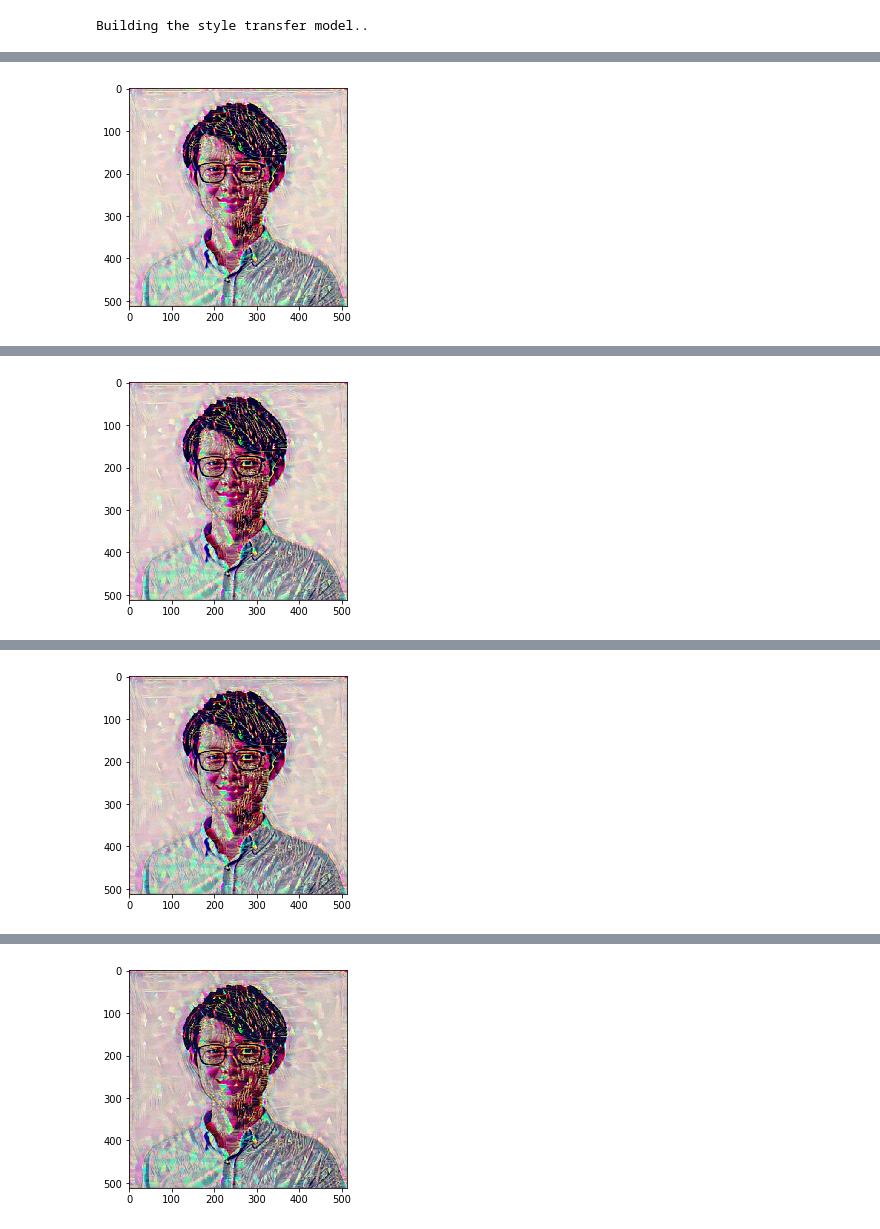
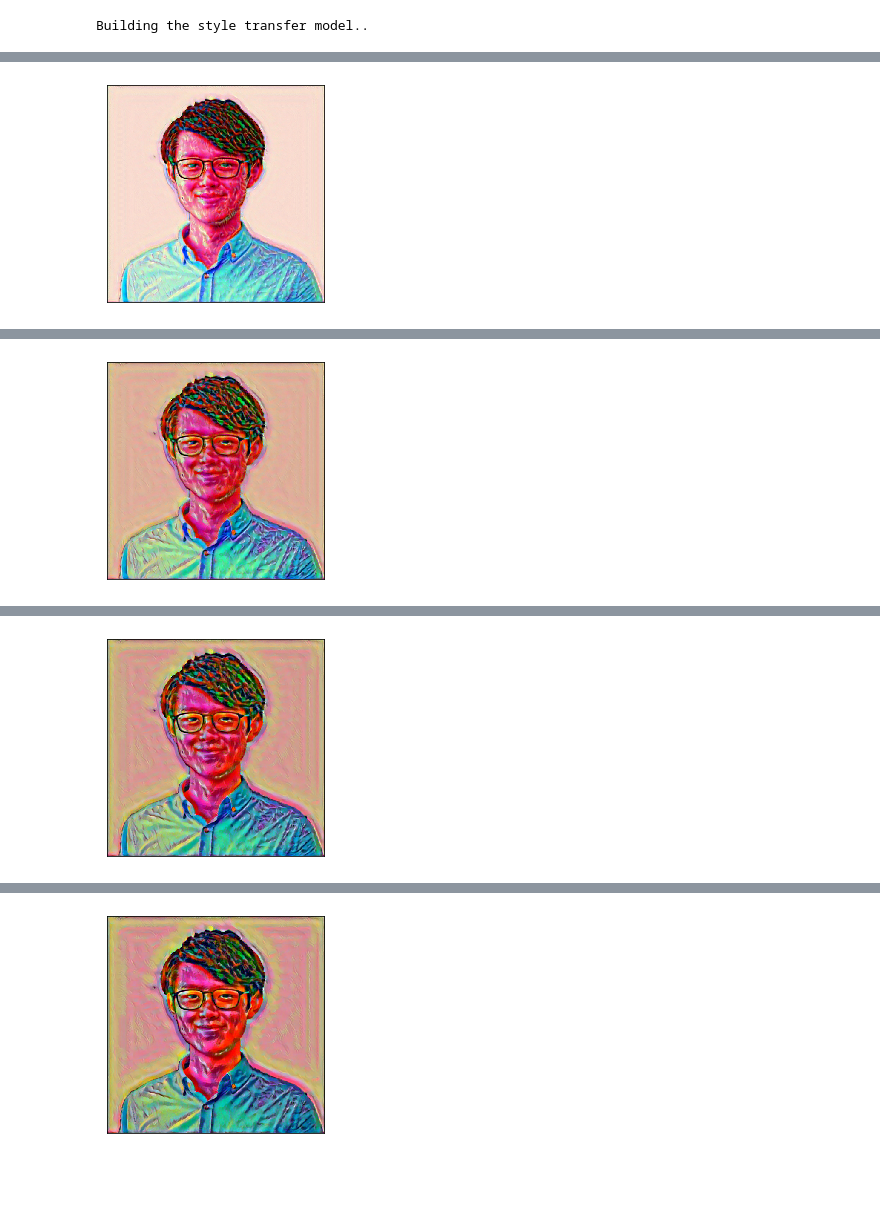
Before and after one commit to tanth1996/PyTorch-Neural-Style-Transfer, a Jupyter notebook: Neural Style Transfer.ipynb, the cells around one changed output, grey strips where cells are left out. Saved outputs shown, nothing was run; the diff lists cells and outputs as text; code cells hidden in the pictures; blank space fills up the shorter version.

```diff
--- a/Neural Style Transfer.ipynb
+++ b/Neural Style Transfer.ipynb
@@ -22,7 +22,7 @@ def ImageLoader(ImagePath, Transforms):
     Img = Transforms(Img).unsqueeze(0)
     return Img.to(Device, torch.float)
 # %%
-def ShowTensorAsImage(Tensor):
+def ShowTensorAsImage(Tensor, FigSize=(4,4)):
     # Remove batch dimension
     if len(Tensor.shape) == 4:
         Tensor = Tensor.squeeze(dim=0)
@@ -36,7 +36,10 @@ def ShowTensorAsImage(Tensor):
         Img = np.transpose(Img, (1,2,0))
 
     # Show image
-    plt.imshow(Img)
+    Figure, Ax = plt.subplots(1,1, figsize=FigSize)
+    Ax.imshow(Img)
+    Ax.set_xticks([])
+    Ax.set_yticks([])
     plt.show()
 # %%
 class ContentLoss(nn.Module):
@@ -99,8 +102,8 @@ class Normalization(nn.Module):
 # %%
 # desired depth layers to compute style/content losses :
 content_layers_default = ['conv_4']
-style_layers_default = ['conv_1', 'conv_2', 'conv_3', 'conv_4', 'conv_5',
-                        'conv_6', 'conv_7', 'conv_8']
+style_layers_default = ['conv_1', 'conv_2', 'conv_3', 'conv_4',]
+#                         'conv_5', 'conv_6']
 
 def get_style_model_and_losses(cnn, normalization_mean, normalization_std,
                                style_img, content_img,
@@ -222,11 +225,10 @@ def run_style_transfer(cnn, normalization_mean, normalization_std,
 ImSize = 512 if torch.cuda.is_available() else 128  # use small size if no gpu
 
 Transforms = transforms.Compose([
-    transforms.Resize(ImSize),  # scale imported image
+    transforms.Resize((ImSize,ImSize)),  # scale imported image
     transforms.ToTensor()])  # transform it into a torch tensor
 
-
-StyleImg = ImageLoader("images/cyberpunk.png", Transforms)
+StyleImg = ImageLoader("images/colourful.jpg", Transforms)
 ContentImg = ImageLoader("images/TseHao1.jpg", Transforms)
 
 assert StyleImg.size() == ContentImg.size(), \
@@ -236,8 +238,4 @@ ShowTensorAsImage(StyleImg)
 ShowTensorAsImage(ContentImg)
 
 InputImg = ContentImg.clone()
-
-# add the original input image to the figure:
-plt.figure()
-ShowTensorAsImage(InputImg)
 # %% [output]
@@ -248,7 +245,8 @@ ShowTensorAsImage(InputImg)
 Output = run_style_transfer(FeatureNet,
                             cnn_normalization_mean, cnn_normalization_std,
                             ContentImg, StyleImg, InputImg,
-                            num_steps=300)
+                            num_steps=300,
+                            style_weight=1000000, content_weight=1)
 # %% [output]
 Building the style transfer model..
 Optimizing..
@@ -257,2 +255,2 @@ Style Loss : 187.107819 Content Loss: 32.332504
-[figure, old version]
+[figure, new version]
 run [100]:
@@ -260,2 +258,2 @@ Style Loss : 165.937347 Content Loss: 32.217026
-[figure, old version]
+[figure, new version]
 run [150]:
@@ -263,2 +261,2 @@ Style Loss : 144.534332 Content Loss: 32.175552
-[figure, old version]
+[figure, new version]
 run [200]:
@@ -266,2 +264,2 @@ Style Loss : 585.451416 Content Loss: 31.677464
-[figure, old version]
+[figure, new version]
 run [250]:
```
Also changed, not shown: parts of 9 cells of this notebook, 15 other files.
